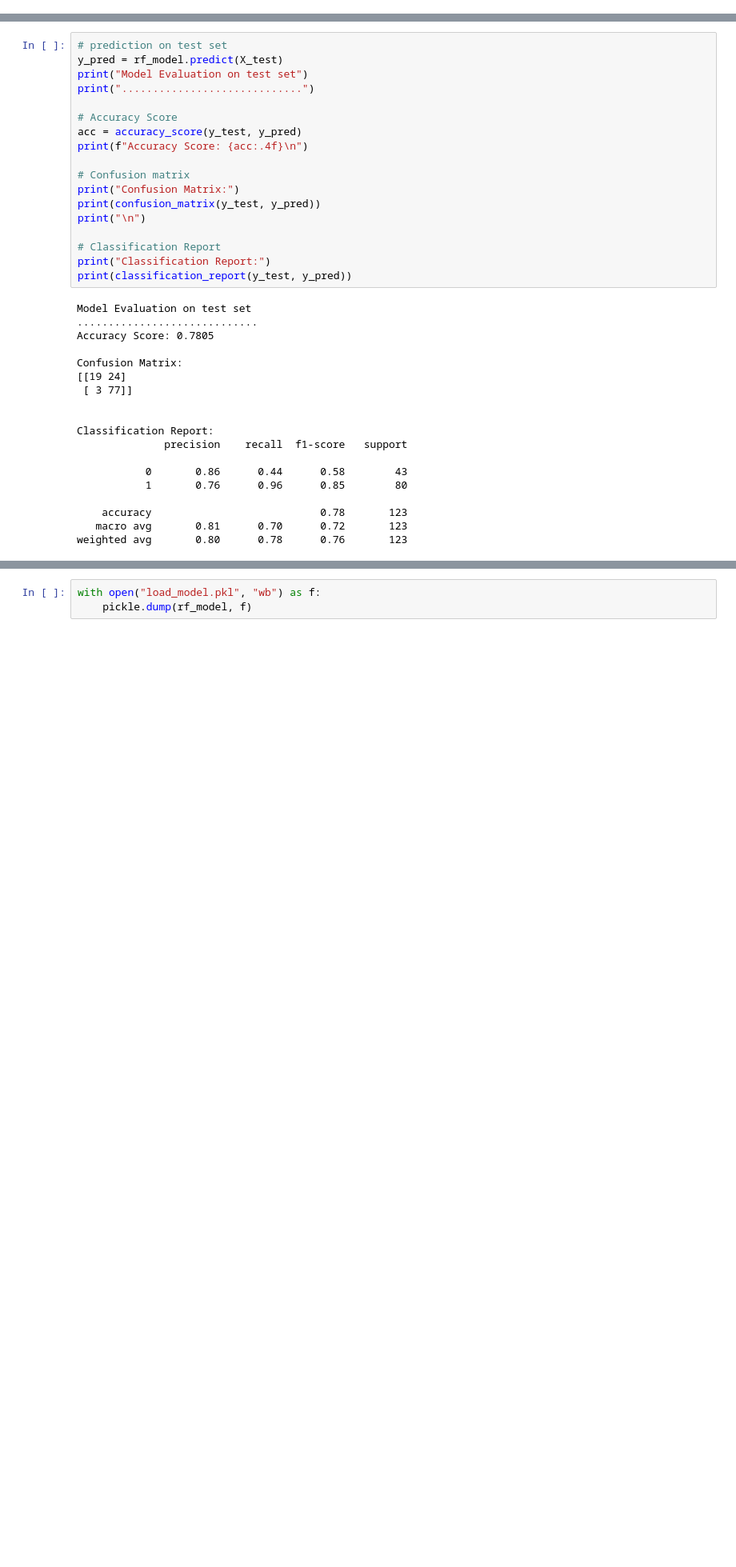
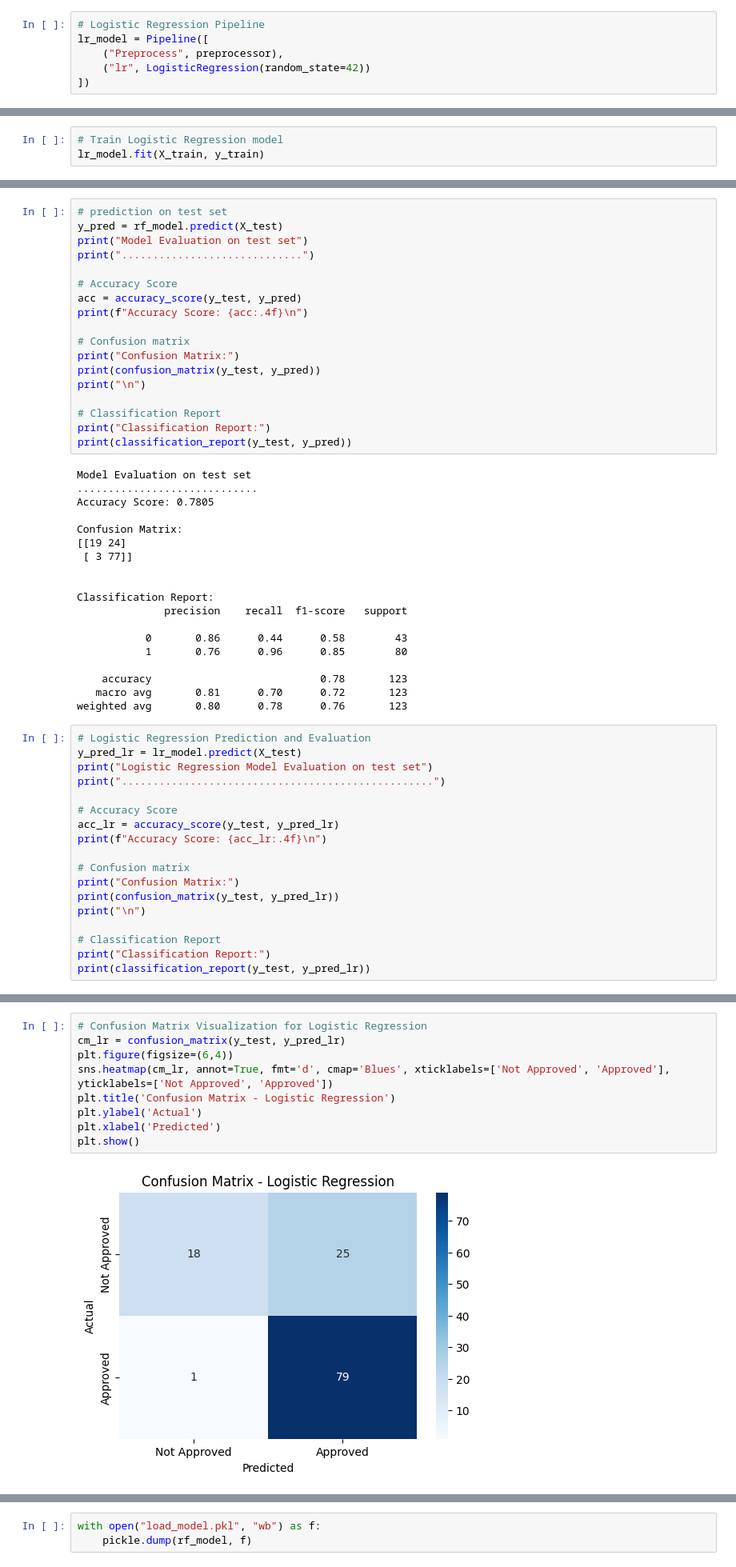
Before and after one commit to shahabahmad7/loan-approval-prediction-app, a Jupyter notebook: notebook/code.ipynb, the cells around one changed output, grey strips where cells are left out. Shown at 80% size. Saved outputs shown, nothing was run; the diff lists cells and outputs as text; blank space fills up the shorter version.

```diff
--- a/notebook/code.ipynb
+++ b/notebook/code.ipynb
@@ -148,6 +119,12 @@ rf_model = Pipeline([
 # basically what we are doing here is putting all the pre processing steps and the model in the singla
 #thing called pipeline, and then the preocessing and training of model will occur in singal step when we
 # fit the model
+# %%
+# Logistic Regression Pipeline
+lr_model = Pipeline([
+    ("Preprocess", preprocessor),
+    ("lr", LogisticRegression(random_state=42))
+])
 # %%
 
 
@@ -168,3 +145,6 @@ Pipeline(steps=[('Preprocess',
                                                    'Credit_History'])])),
                 ('rf',
                  RandomForestClassifier(n_estimators=300, random_state=42))])
+# %%
+# Train Logistic Regression model
+lr_model.fit(X_train, y_train)
@@ -205,3 +199,21 @@ Classification Report:
     accuracy                           0.78       123
    macro avg       0.81      0.70      0.72       123
 weighted avg       0.80      0.78      0.76       123
+# %%
+# Logistic Regression Prediction and Evaluation
+y_pred_lr = lr_model.predict(X_test)
+print("Logistic Regression Model Evaluation on test set")
+print("..................................................")
+
+# Accuracy Score
+acc_lr = accuracy_score(y_test, y_pred_lr)
+print(f"Accuracy Score: {acc_lr:.4f}\n")
+
+# Confusion matrix
+print("Confusion Matrix:")
+print(confusion_matrix(y_test, y_pred_lr))
+print("\n")
+
+# Classification Report
+print("Classification Report:")
+print(classification_report(y_test, y_pred_lr))
@@ -208 +250,12 @@ weighted avg       0.80      0.78      0.76       123
+# %%
+# Confusion Matrix Visualization for Logistic Regression
+cm_lr = confusion_matrix(y_test, y_pred_lr)
+plt.figure(figsize=(6,4))
+sns.heatmap(cm_lr, annot=True, fmt='d', cmap='Blues', xticklabels=['Not Approved', 'Approved'], yticklabels=['Not Approved', 'Approved'])
+plt.title('Confusion Matrix - Logistic Regression')
+plt.ylabel('Actual')
+plt.xlabel('Predicted')
+plt.show()
+# %% [output]
+[figure, added]
 # %%
```
Also changed, not shown: parts of 9 cells of this notebook, 5 other files.
